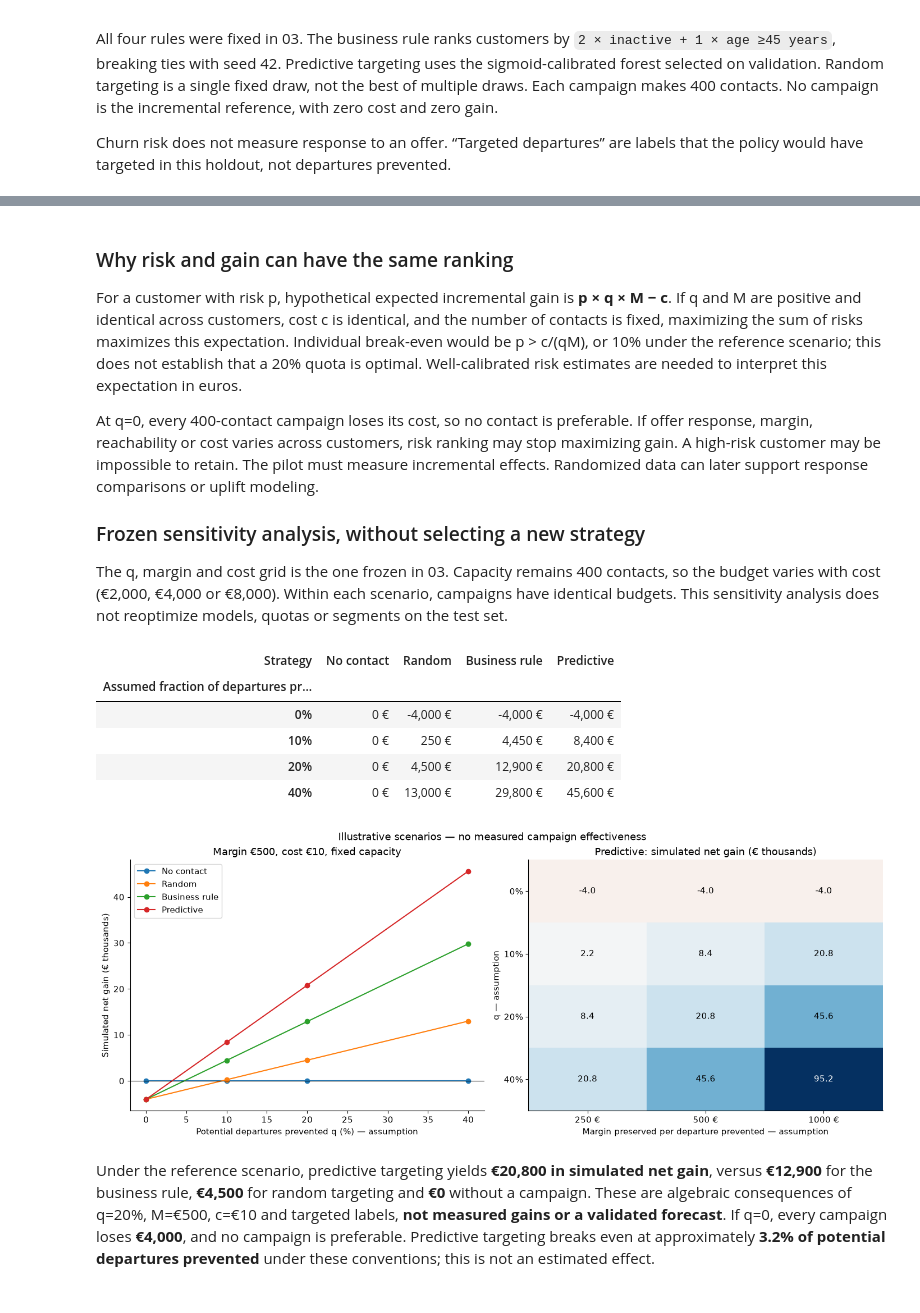
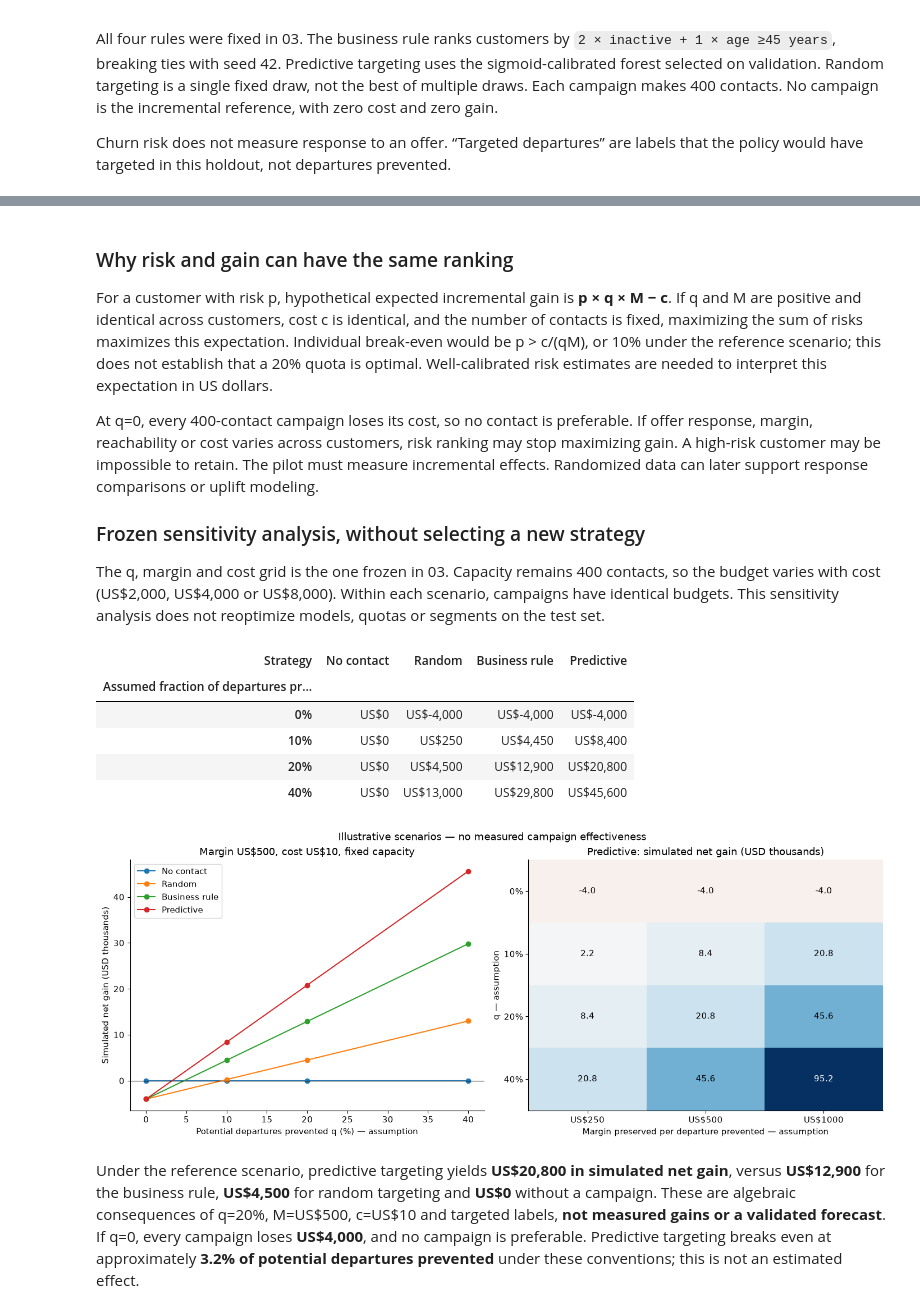
Before and after one commit to capristunt/bank-churn-analysis, a Jupyter notebook: notebooks/04-business-insights.ipynb, the cells around one changed output, grey strips where cells are left out. Saved outputs shown, nothing was run; the diff lists cells and outputs as text; code cells hidden in the pictures.

```diff
--- a/notebooks/04-business-insights.ipynb
+++ b/notebooks/04-business-insights.ipynb
@@ -20,7 +20,7 @@ from presentation import display, en
 SEED = 42
 OUT = ROOT / 'data/results'
 OUT.mkdir(parents=True, exist_ok=True)
-plt.rcParams.update({'figure.figsize': (9, 5), 'font.size': 11, 'axes.spines.top': False, 'axes.spines.right': False})
+plt.rcParams.update({'figure.figsize': (9, 5), 'font.size': 11, 'axes.spines.top': False, 'axes.spines.right': False, 'text.parse_math': False})
 def sha(path): return hashlib.sha256(Path(path).read_bytes()).hexdigest()
 # %%
 assert (ROOT/'reports/review.md').exists()
@@ -157,49 +159,49 @@ scenarios.to_csv(OUT/'business_scenarios.csv',index=False)
 # %% [markdown]
 ### Why risk and gain can have the same ranking
 
-For a customer with risk p, hypothetical expected incremental gain is **p × q × M − c**. If q and M are positive and identical across customers, cost c is identical, and the number of contacts is fixed, maximizing the sum of risks maximizes this expectation. Individual break-even would be p > c/(qM), or 10% under the reference scenario; this does not establish that a 20% quota is optimal. Well-calibrated risk estimates are needed to interpret this expectation in euros.
+For a customer with risk p, hypothetical expected incremental gain is **p × q × M − c**. If q and M are positive and identical across customers, cost c is identical, and the number of contacts is fixed, maximizing the sum of risks maximizes this expectation. Individual break-even would be p > c/(qM), or 10% under the reference scenario; this does not establish that a 20% quota is optimal. Well-calibrated risk estimates are needed to interpret this expectation in US dollars.
 
 At q=0, every 400-contact campaign loses its cost, so no contact is preferable. If offer response, margin, reachability or cost varies across customers, risk ranking may stop maximizing gain. A high-risk customer may be impossible to retain. The pilot must measure incremental effects. Randomized data can later support response comparisons or uplift modeling.
 
 ### Frozen sensitivity analysis, without selecting a new strategy
 
-The q, margin and cost grid is the one frozen in 03. Capacity remains 400 contacts, so the budget varies with cost (€2,000, €4,000 or €8,000). Within each scenario, campaigns have identical budgets. This sensitivity analysis does not reoptimize models, quotas or segments on the test set.
+The q, margin and cost grid is the one frozen in 03. Capacity remains 400 contacts, so the budget varies with cost (US\$2,000, US\$4,000 or US\$8,000). Within each scenario, campaigns have identical budgets. This sensitivity analysis does not reoptimize models, quotas or segments on the test set.
 # %%
 base_sensitivity=scenarios[(scenarios.marge_eur==eco['margin_eur']) & (scenarios.cout_par_contact_eur==eco['cost_eur'])]
 table=base_sensitivity.pivot(index='q',columns='strategie',values='gain_net_scenario_eur').reindex(columns=freeze['strategies'])
 table.index=[f'{q:.0%}' for q in table.index]
 table.index.name='Fraction supposée de départs évités q'
-display(table.style.format('{:,.0f} €'))
+display(table.style.format('US${:,.0f}'))
 fig,axes=plt.subplots(1,2,figsize=(14,5.5),layout='constrained')
 for name,g in base_sensitivity.groupby('strategie',sort=False):
  axes[0].plot(g.q*100,g.gain_net_scenario_eur/1000,'o-',label=en(name))
 axes[0].axhline(0,color='black',linewidth=.8)
-axes[0].set(xlabel='Potential departures prevented q (%) — assumption',ylabel='Simulated net gain (€ thousands)',title='Margin €500, cost €10, fixed capacity')
+axes[0].set(xlabel='Potential departures prevented q (%) — assumption',ylabel='Simulated net gain (USD thousands)',title='Margin US$500, cost US$10, fixed capacity')
 axes[0].legend()
 grid=scenarios[(scenarios.strategie=='Prédictif') & (scenarios.cout_par_contact_eur==eco['cost_eur'])].pivot(index='q',columns='marge_eur',values='gain_net_scenario_eur')
 im=axes[1].imshow(grid/1000,cmap='RdBu',aspect='auto',vmin=-float(grid.to_numpy().max()/1000),vmax=float(grid.to_numpy().max()/1000))
-axes[1].set_xticks(range(len(grid.columns)),[f'{v} €' for v in grid.columns])
+axes[1].set_xticks(range(len(grid.columns)),[f'US${v}' for v in grid.columns])
 axes[1].set_yticks(range(len(grid.index)),[f'{q:.0%}' for q in grid.index])
-axes[1].set(xlabel='Margin preserved per departure prevented — assumption',ylabel='q — assumption',title='Predictive: simulated net gain (€ thousands)')
+axes[1].set(xlabel='Margin preserved per departure prevented — assumption',ylabel='q — assumption',title='Predictive: simulated net gain (USD thousands)')
 for i in range(len(grid)):
  for j in range(len(grid.columns)):
   value=grid.iloc[i,j]/1000
   axes[1].text(j,i,f'{value:.1f}',ha='center',va='center',color='white' if abs(value)>grid.to_numpy().max()/2000 else 'black')
 fig.suptitle('Illustrative scenarios — no measured campaign effectiveness')
 plt.show()
 null=scenarios.query('q == 0')
 assert (null.loc[null.contacts>0,'gain_net_scenario_eur']==-null.loc[null.contacts>0,'budget_scenario_eur']).all()
-display(Markdown(f"""Under the reference scenario, predictive targeting yields **€20,800 in simulated net gain**, versus **€12,900** for the business rule, **€4,500** for random targeting and **€0** without a campaign. These are algebraic consequences of q=20%, M=€500, c=€10 and targeted labels, **not measured gains or a validated forecast**. If q=0, every campaign loses **€4,000**, and no campaign is preferable. Predictive targeting breaks even at approximately **3.2% of potential departures prevented** under these conventions; this is not an estimated effect.
+display(Markdown(f"""Under the reference scenario, predictive targeting yields **US\\$20,800 in simulated net gain**, versus **US\\$12,900** for the business rule, **US\\$4,500** for random targeting and **US\\$0** without a campaign. These are algebraic consequences of q=20%, M=US\\$500, c=US\\$10 and targeted labels, **not measured gains or a validated forecast**. If q=0, every campaign loses **US\\$4,000**, and no campaign is preferable. Predictive targeting breaks even at approximately **3.2% of potential departures prevented** under these conventions; this is not an estimated effect.
 """))
 # %% [output]
 | Strategy | No contact | Random | Business rule | Predictive |
 | Assumed fraction of departures pr... |  |  |  |  |
-| 0% | 0 € | -4,000 € | -4,000 € | -4,000 € |
-| 10% | 0 € | 250 € | 4,450 € | 8,400 € |
-| 20% | 0 € | 4,500 € | 12,900 € | 20,800 € |
-| 40% | 0 € | 13,000 € | 29,800 € | 45,600 € |
+| 0% | US$0 | US$-4,000 | US$-4,000 | US$-4,000 |
+| 10% | US$0 | US$250 | US$4,450 | US$8,400 |
+| 20% | US$0 | US$4,500 | US$12,900 | US$20,800 |
+| 40% | US$0 | US$13,000 | US$29,800 | US$45,600 |
-[figure, old version]
+[figure, new version]
-Under the reference scenario, predictive targeting yields **€20,800 in simulated net gain**, versus **€12,900** for the business rule, **€4,500** for random targeting and **€0** without a campaign. These are algebraic consequences of q=20%, M=€500, c=€10 and targeted labels, **not measured gains or a validated forecast**. If q=0, every campaign loses **€4,000**, and no campaign is preferable. Predictive targeting breaks even at approximately **3.2% of potential departures prevented** under these conventions; this is not an estimated effect.
+Under the reference scenario, predictive targeting yields **US\$20,800 in simulated net gain**, versus **US\$12,900** for the business rule, **US\$4,500** for random targeting and **US\$0** without a campaign. These are algebraic consequences of q=20%, M=US\$500, c=US\$10 and targeted labels, **not measured gains or a validated forecast**. If q=0, every campaign loses **US\$4,000**, and no campaign is preferable. Predictive targeting breaks even at approximately **3.2% of potential departures prevented** under these conventions; this is not an estimated effect.
 # %% [markdown]
 ## Recommendations and remaining limitations
 
```
Also changed, not shown: parts of 4 cells of this notebook, 4 other files.
